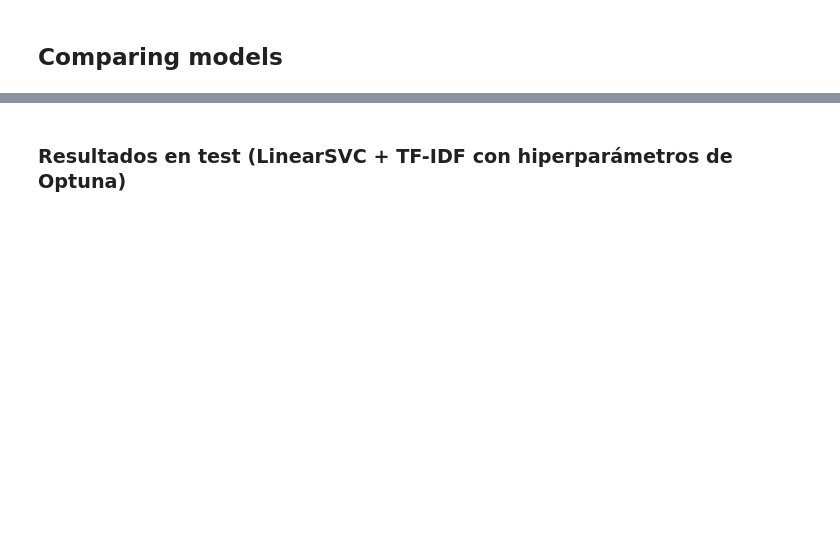
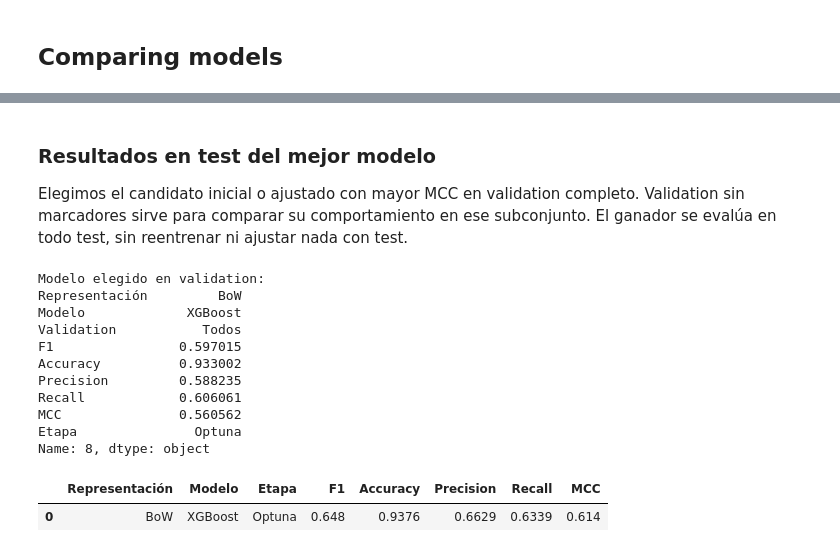
Before and after one commit to ikeiba/jailbreak-prompt-detection, a Jupyter notebook: notebooks/04_Shallow_SVC.ipynb, the cells around one changed output, grey strips where cells are left out. Drawn from its saved outputs; the diff is of its cells as text; code cells hidden in the pictures; blank space fills up the shorter version.

```diff
--- a/notebooks/04_Shallow_SVC.ipynb
+++ b/notebooks/04_Shallow_SVC.ipynb
@@ -514,30 +444,50 @@ df_compare_optuna.round(4)
 # %% [markdown]
-### Resultados en test (LinearSVC + TF-IDF con hiperparámetros de Optuna)
+### Resultados en test del mejor modelo
+
+Elegimos el candidato inicial o ajustado con mayor MCC en validation completo.
+Validation sin marcadores sirve para comparar su comportamiento en ese subconjunto.
+El ganador se evalúa en todo test, sin reentrenar ni ajustar nada con test.
 # %%
-from sklearn.metrics import (accuracy_score, precision_score, recall_score,
-                             f1_score, matthews_corrcoef)
+# Elegir el ganador antes de cargar test (todos se entrenaron con todo train).
+candidates = pd.concat([
+    df_compare.assign(Etapa="Inicial"),
+    df_compare_optuna.assign(Etapa="Optuna"),
+], ignore_index=True)
+best = candidates[candidates["Validation"] == "Todos"].sort_values(
+    ["MCC", "F1", "Accuracy"], ascending=False, kind="stable"
+).iloc[0]
+print("Modelo elegido en validation:")
+print(best)
+pipe = trained_models[(best["Representación"], best["Modelo"], best["Etapa"])]
 
 # Test (se usa solo para la evaluación final)
 test = pd.read_json("../data/interim/test_tok.jsonl", lines=True)
-X_test = test["tokens"].map(flatten)
+prefix = {"TF-IDF": "tfidf", "BoW": "bow"}[best["Representación"]]
+X_test = load_npz(f"../data/processed/{prefix}_test.npz")
 y_test = test["jailbreak"]
+assert X_test.shape[0] == len(y_test)
+assert X_test.shape[1] == pipe.n_features_in_
 
-# Modelo con mejor CV tras Optuna: LinearSVC + TF-IDF
-# (build_tuned_svc se define en la celda de "Resultados CV con Optuna")
-with open("../data/processed/svc_tfidf_best_params.json") as f:
-    best_params = json.load(f)
-
-pipe = build_tuned_svc(build_vectorizer, best_params)
-pipe.fit(X_train, y_train)          # el vectorizador se ajusta solo con train
 y_pred = pipe.predict(X_test)
 
 df_test_compare = pd.DataFrame([{
-    "Representación": "TF-IDF + Optuna",
-    "Modelo": "LinearSVC",
-    "F1": f1_score(y_test, y_pred),
-    "Accuracy": accuracy_score(y_test, y_pred),
-    "Precision": precision_score(y_test, y_pred),
-    "Recall": recall_score(y_test, y_pred),
-    "MCC": matthews_corrcoef(y_test, y_pred),
+    "Representación": best["Representación"],
+    "Modelo": best["Modelo"],
+    "Etapa": best["Etapa"],
+    **evaluate(y_test, y_pred),
 }])
 df_test_compare.round(4)
+# %% [output]
+Modelo elegido en validation:
+Representación         BoW
+Modelo             XGBoost
+Validation           Todos
+F1                0.597015
+Accuracy          0.933002
+Precision         0.588235
+Recall            0.606061
+MCC               0.560562
+Etapa               Optuna
+Name: 8, dtype: object
+|  | Representación | Modelo | Etapa | F1 | Accuracy | Precision | Recall | MCC |
+| 0 | BoW | XGBoost | Optuna | 0.648 | 0.9376 | 0.6629 | 0.6339 | 0.614 |
```
Also changed, not shown: parts of 16 cells of this notebook, 3 other files.
